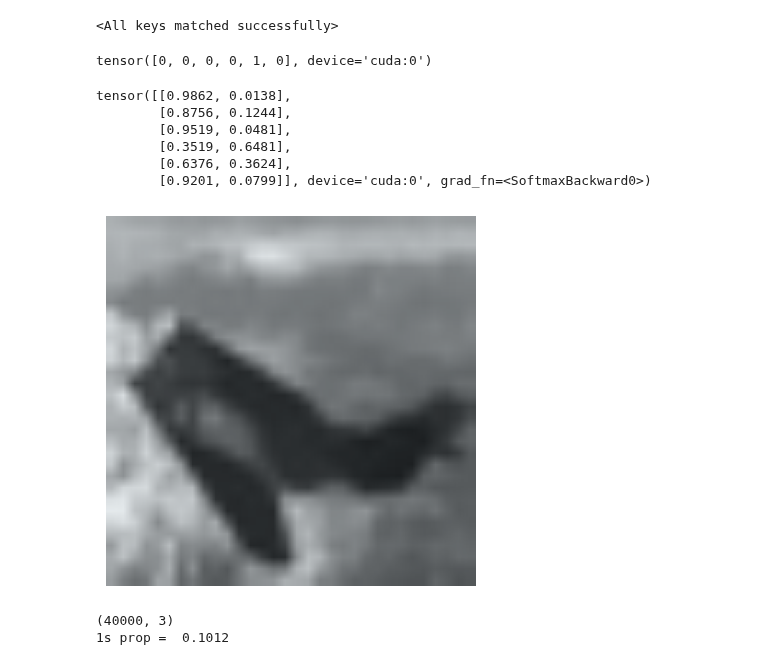
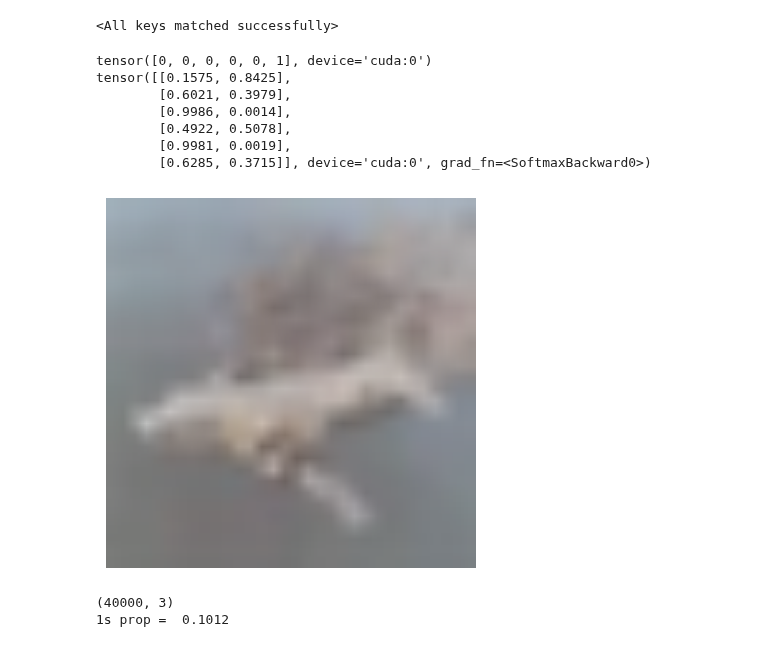
Before and after one commit to EmilienJemelen/selective-classification, a Jupyter notebook: experiments/CIFAR2/intuitive_examples.ipynb, the cells around one changed output. Saved outputs shown, nothing was run; the diff lists cells and outputs as text; code cells hidden in the pictures.

```diff
--- a/experiments/CIFAR2/intuitive_examples.ipynb
+++ b/experiments/CIFAR2/intuitive_examples.ipynb
@@ -29,7 +29,7 @@ from python_scripts.preprocessing import *
 from python_scripts.plotting import *
 from python_scripts import plotting
 import matplotlib as mpl
-mpl.rcParams['figure.dpi'] = 200
+mpl.rcParams['figure.dpi'] = 100
 
 print("GPU Available:", torch.cuda.is_available())
 if torch.cuda.is_available():
@@ -125,23 +125,23 @@ i = iter(test_loader)
 batch = next(i)
 images, labels = batch
 images, labels = images.to(device, non_blocking=True), labels.to(device, non_blocking=True)
-labels
+
+logits = cnn(images)
+
+print(labels)
+print(F.softmax(logits, dim=1))
 # %% [output]
-tensor([0, 0, 0, 0, 1, 0], device='cuda:0')
+tensor([0, 0, 0, 0, 0, 1], device='cuda:0')
+tensor([[0.1575, 0.8425],
+        [0.6021, 0.3979],
+        [0.9986, 0.0014],
+        [0.4922, 0.5078],
+        [0.9981, 0.0019],
+        [0.6285, 0.3715]], device='cuda:0', grad_fn=<SoftmaxBackward0>)
-# %%
-logits = cnn(images)
-F.softmax(logits, dim=1)
-# %% [output]
-tensor([[0.9862, 0.0138],
-        [0.8756, 0.1244],
-        [0.9519, 0.0481],
-        [0.3519, 0.6481],
-        [0.6376, 0.3624],
-        [0.9201, 0.0799]], device='cuda:0', grad_fn=<SoftmaxBackward0>)
 # %%
-plotting.show_cifar10(images[4])
+plotting.show_cifar10(images[5])
 # %% [output]
-[figure, old version]
+[figure, new version]
 # %%
 sgp_df_SR = pickle.load(open('sgp_set_cnn','rb'))
 print(sgp_df_SR.shape)
```
Also changed, not shown: parts of 2 cells of this notebook, 1 other file.
